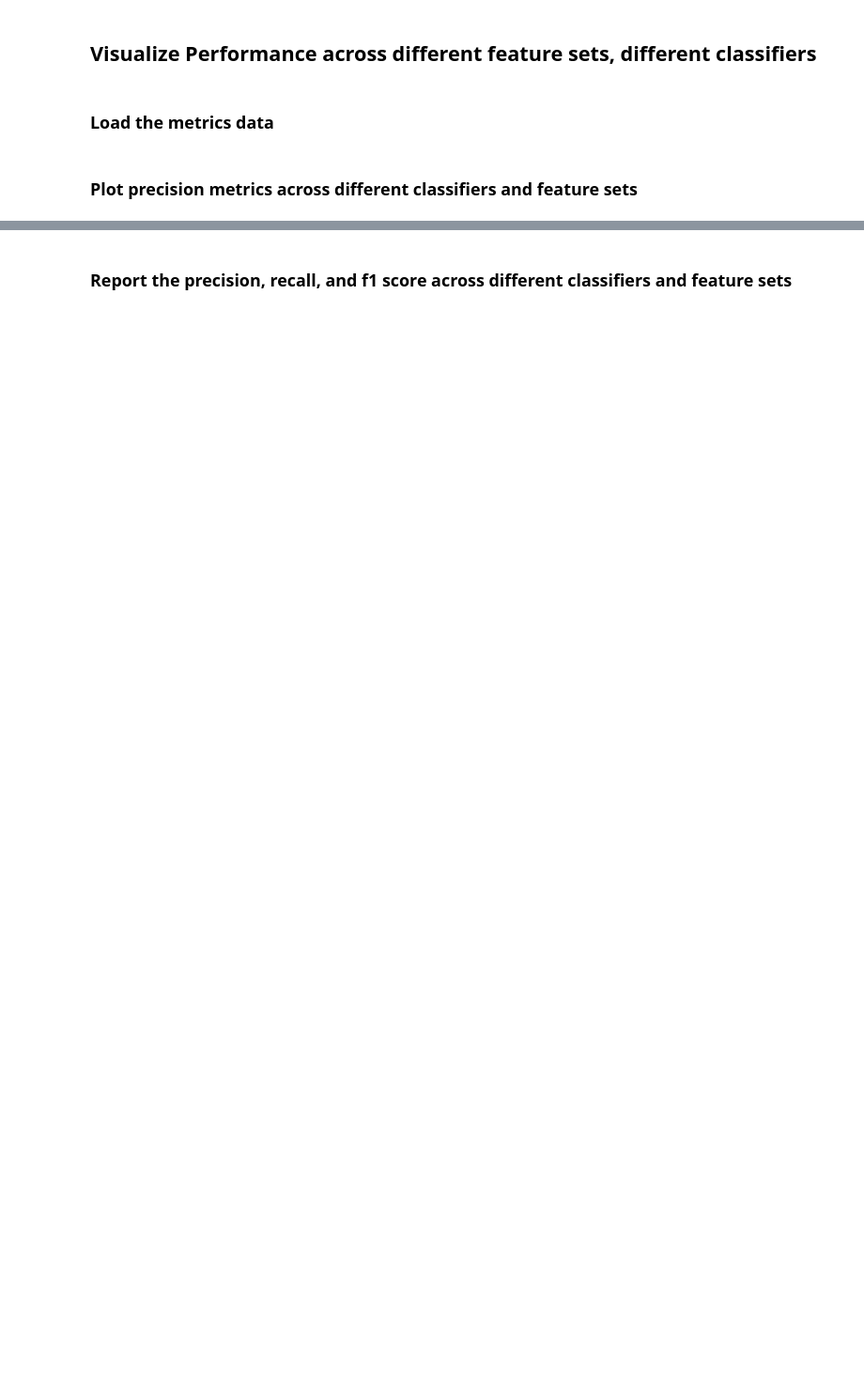
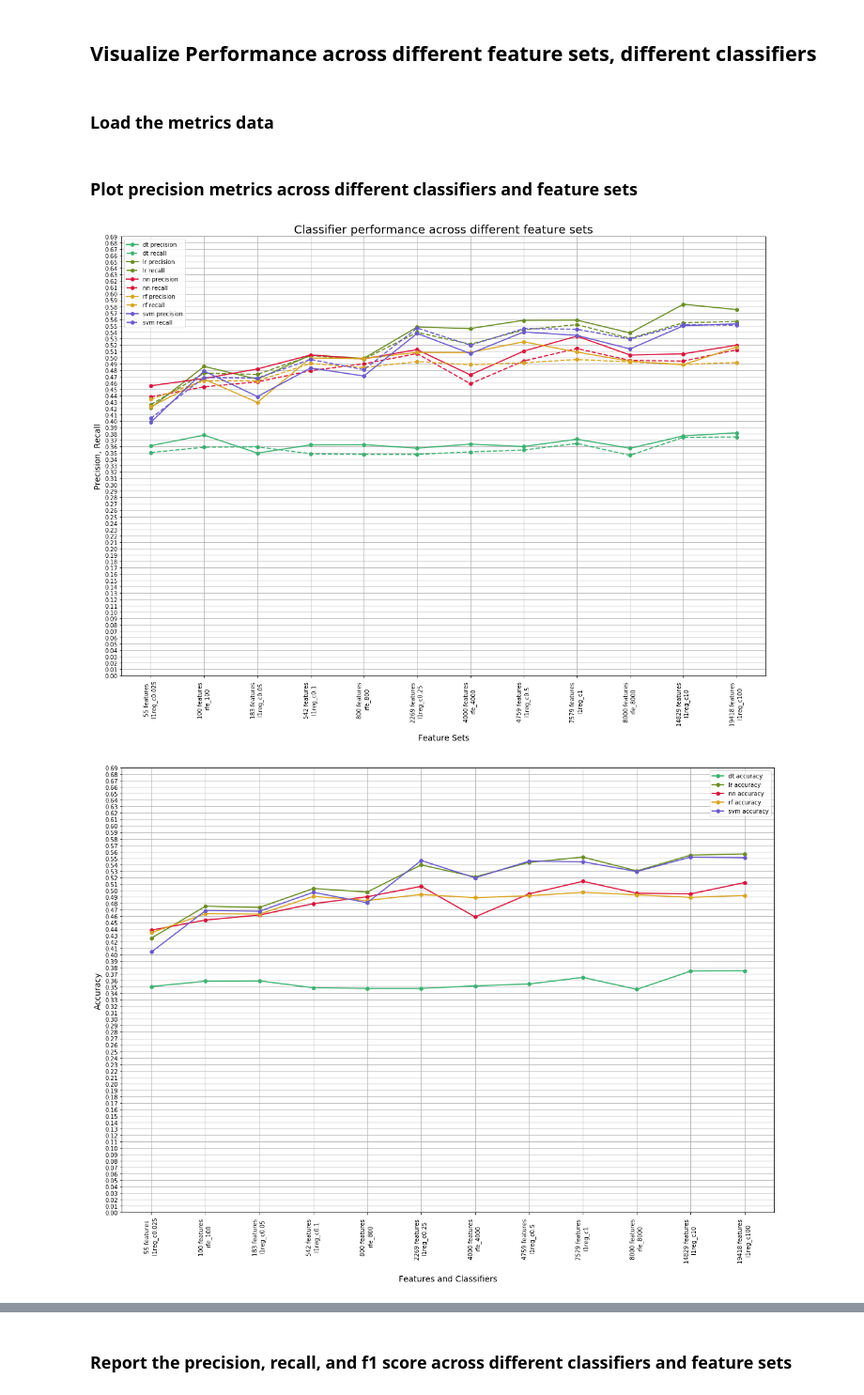
Before and after one commit to tonydisera/w207_6_sum19_g5_final_project, a Jupyter notebook: final_notebooks/04_visualize_performance.ipynb, the cells around one changed output, grey strips where cells are left out. Shown at 94% size. Drawn from its saved outputs; the diff is of its cells as text; code cells hidden in the pictures; blank space fills up the shorter version.

```diff
--- a/final_notebooks/04_visualize_performance.ipynb
+++ b/final_notebooks/04_visualize_performance.ipynb
@@ -198,7 +188,7 @@ def plot_classifier_metrics(metrics_df, label_encoder, description):
 
     labels = []
     for key, group in metrics_df.groupby(['feature_size', 'name']):
-        labels.append(str(key[0]) + '\n' + key[1])
+        labels.append(str(key[0]) + ' features \n' + key[1])
 
 
     sorted_df_report = metrics_df.sort_values(by=['classifier', 'feature_size', 'name'], ascending=[1,1,1])
@@ -287,13 +277,16 @@ def coords_of_max(theArray, n):
 # %%
 label_encoder   = preprocessing.LabelEncoder()
 
-metrics_df = metrics_df[~metrics_df.name.isin(['after_pca'])]
+#metrics_df = metrics_df[~metrics_df.name.isin(['all'])]
 
 
 # Plot precision, recall, accuracy across different classifiers
 # for somatic mutations
-plot_classifier_metrics(metrics_df, label_encoder, 'Somatic mutations')
+plot_classifier_metrics(metrics_df, label_encoder, 'Classifier performance across different feature sets')
 
 # Plot time across different classifiers
 # for somatic mutations
-plot_classifier_times(metrics_df, label_encoder, 'Somatic mutations')
+plot_classifier_times(metrics_df, label_encoder, 'Time to train and run each model')
+# %% [output]
+[figure, added]
+[figure, added]
```
Also changed, not shown: parts of 5 cells of this notebook, 3 other files.
